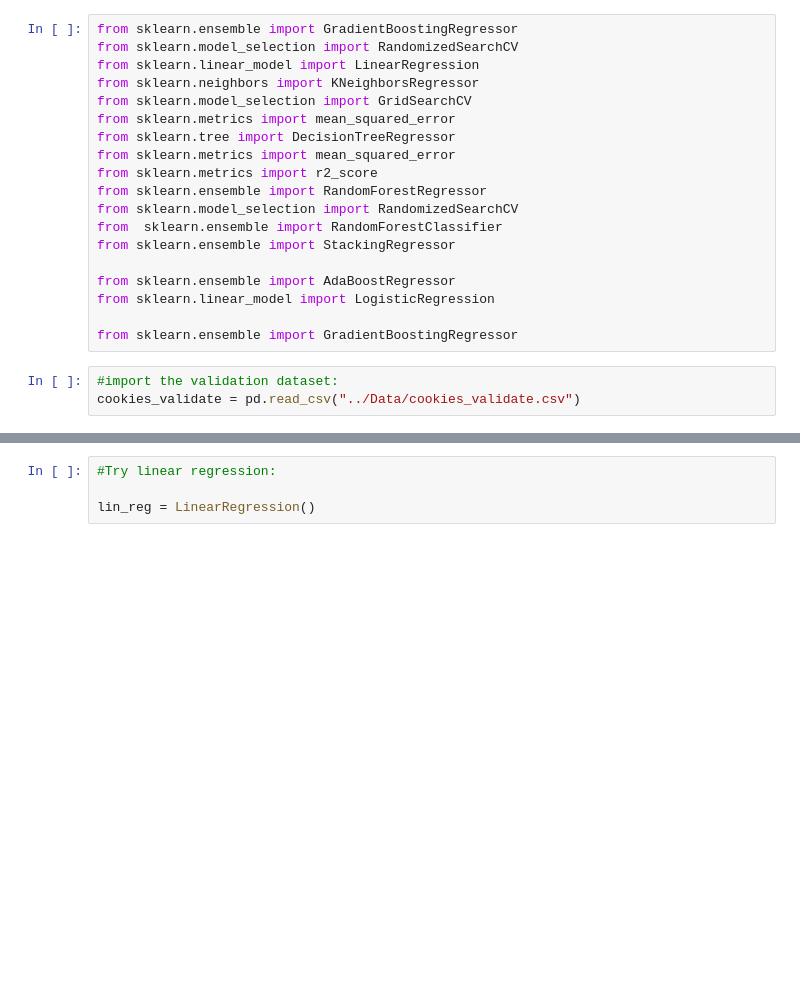
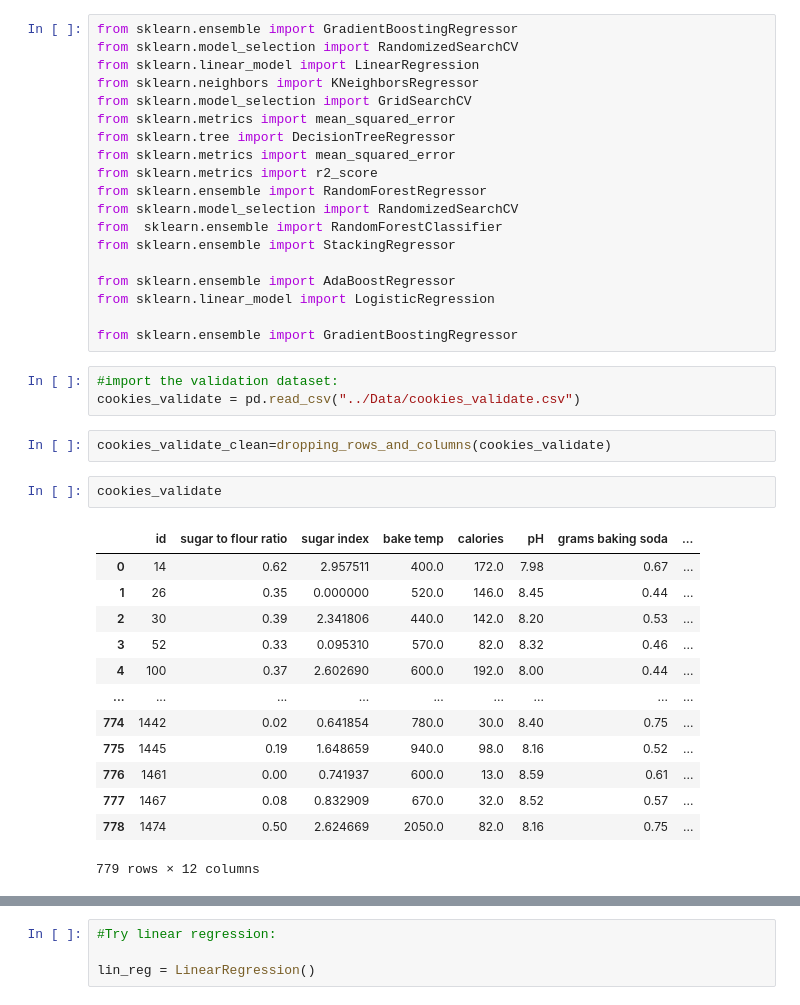
Before and after one commit to nrius/ML_challenge, a Jupyter notebook: Code/Nuria_model_test.ipynb, the cells around one changed output, grey strips where cells are left out. Saved outputs shown, nothing was run; the diff lists cells and outputs as text; blank space fills up the shorter version.

```diff
--- a/Code/Nuria_model_test.ipynb
+++ b/Code/Nuria_model_test.ipynb
@@ -24,6 +25,24 @@ from sklearn.ensemble import GradientBoostingRegressor
 # %%
 #import the validation dataset:
 cookies_validate = pd.read_csv("../Data/cookies_validate.csv")
+# %%
+cookies_validate_clean=dropping_rows_and_columns(cookies_validate)
+# %%
+cookies_validate
+# %% [output]
+|  | id | sugar to flour ratio | sugar index | bake temp | calories | pH | grams baking soda | ... |
+| 0 | 14 | 0.62 | 2.957511 | 400.0 | 172.0 | 7.98 | 0.67 | ... |
+| 1 | 26 | 0.35 | 0.000000 | 520.0 | 146.0 | 8.45 | 0.44 | ... |
+| 2 | 30 | 0.39 | 2.341806 | 440.0 | 142.0 | 8.20 | 0.53 | ... |
+| 3 | 52 | 0.33 | 0.095310 | 570.0 | 82.0 | 8.32 | 0.46 | ... |
+| 4 | 100 | 0.37 | 2.602690 | 600.0 | 192.0 | 8.00 | 0.44 | ... |
+| ... | ... | ... | ... | ... | ... | ... | ... | ... |
+| 774 | 1442 | 0.02 | 0.641854 | 780.0 | 30.0 | 8.40 | 0.75 | ... |
+| 775 | 1445 | 0.19 | 1.648659 | 940.0 | 98.0 | 8.16 | 0.52 | ... |
+| 776 | 1461 | 0.00 | 0.741937 | 600.0 | 13.0 | 8.59 | 0.61 | ... |
+| 777 | 1467 | 0.08 | 0.832909 | 670.0 | 32.0 | 8.52 | 0.57 | ... |
+| 778 | 1474 | 0.50 | 2.624669 | 2050.0 | 82.0 | 8.16 | 0.75 | ... |
+779 rows × 12 columns
 # %%
 cookies_validate.head()
 # %% [output]
```
Also changed, not shown: parts of 21 cells of this notebook, 2 other files.
